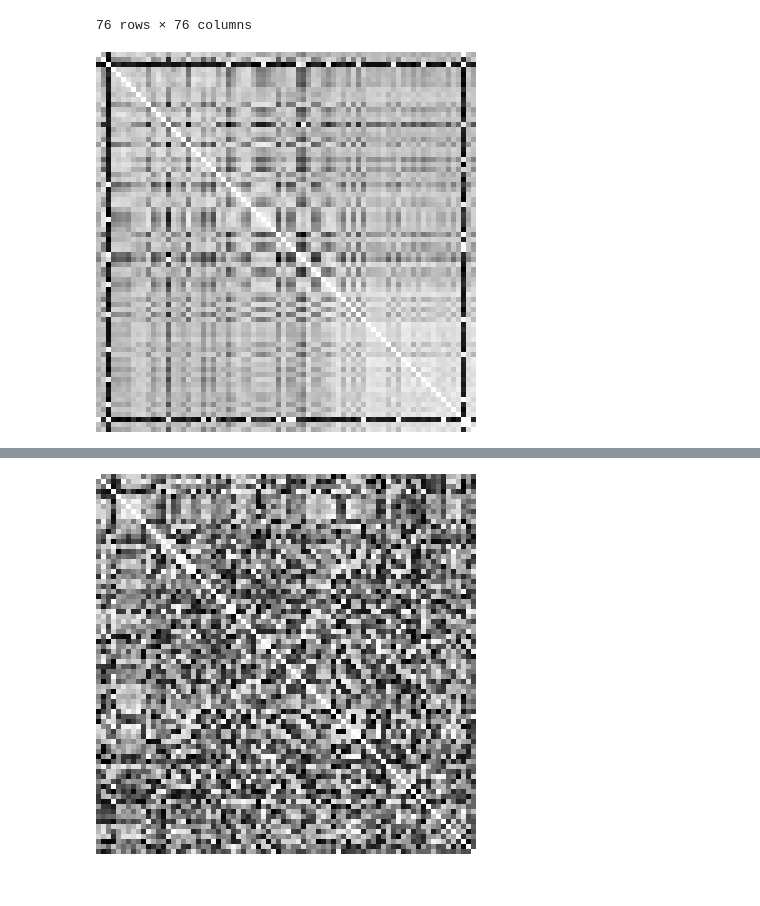
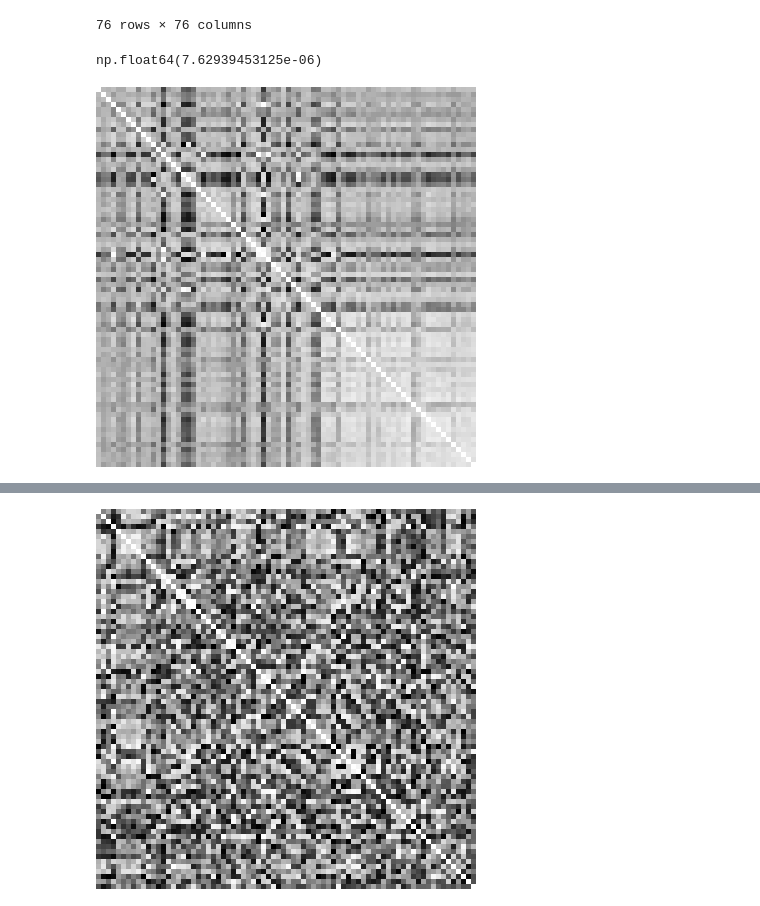
Before and after one commit to 0mWh/pqic-gic-quadrigems, a Jupyter notebook: notebooks/pennylane_circuit.ipynb, the cells around one changed output, grey strips where cells are left out. Saved outputs shown, nothing was run; the diff lists cells and outputs as text; code cells hidden in the pictures.

Commit message:
add some more code for alternative quantum metrics

```diff
--- a/notebooks/pennylane_circuit.ipynb
+++ b/notebooks/pennylane_circuit.ipynb
@@ -76,7 +77,8 @@ def swap_circuit(data1:npt.NDArray[Float], data2:npt.NDArray[Float], norm:bool=T
     return qml.probs(wires = range(l1 + l2))
 # %%
 def rescale(x):
-    return sigmoid(x / np.linalg.norm(x, ord=1)) * np.pi/2
+    #return sigmoid(x / np.linalg.norm(x, ord=1)) * np.pi/2
+    return x / np.linalg.norm(x, ord=1) * np.pi/2
 # %%
 #fast enough to compute w/o caching
 
@@ -134,4 +141,4 @@ M0 =
 # %%
-exp_swap, fidelity = get_fidelity(a, b)
-exp_swap, fidelity
+mean_swap, fidelity = get_fidelity(a, b)
+mean_swap, fidelity
 # %% [output]
@@ -149,28 +156,28 @@ try:
     quantum_fidelity = pd.read_csv(ROOT + '/data/quantum_fidelity.csv')
 
 except:
-    quantum_fidelity = pd.DataFrame(columns = ['A', 'B', 'exp_value', 'fidelity'])
+    quantum_fidelity = pd.DataFrame(columns = ['A', 'B', 'mean_value', 'fidelity'])
 
     # A x B
     pairs, pairs_len = combinations(sig_neurons, 2), (len(sig_neurons) * (len(sig_neurons) - 1) // 2)
     for a, b in tqdm(pairs, total=pairs_len):
         a_i, b_i = tuning_curves.loc[a], tuning_curves.loc[b]
-        exp_value, fidelity = get_fidelity(a_i, b_i)
-        quantum_fidelity.loc[len(quantum_fidelity)] = [a, b, exp_value, fidelity]
-        quantum_fidelity.loc[len(quantum_fidelity)] = [b, a, exp_value, fidelity]
+        mean_value, fidelity = get_fidelity(a_i, b_i)
+        quantum_fidelity.loc[len(quantum_fidelity)] = [a, b, mean_value, fidelity]
+        quantum_fidelity.loc[len(quantum_fidelity)] = [b, a, mean_value, fidelity]
 
     # A x A
     # for sanity checking
     for a in tqdm(sig_neurons):
         a_i = tuning_curves.loc[a]
-        exp_value, fidelity = get_fidelity(a_i, a_i)
-        quantum_fidelity.loc[len(quantum_fidelity)] = [a, a, exp_value, fidelity]
+        mean_value, fidelity = get_fidelity(a_i, a_i)
+        quantum_fidelity.loc[len(quantum_fidelity)] = [a, a, mean_value, fidelity]
 
     quantum_fidelity.to_csv(ROOT + '/data/quantum_fidelity.csv')
 # %%
 quantum_fidelity_matrix = quantum_fidelity.pivot_table(index = 'A', columns = 'B')['fidelity']
 # %%
-quantum_exp_matrix = quantum_fidelity.pivot_table(index = 'A', columns = 'B')['exp_value']
+quantum_mean_matrix = quantum_fidelity.pivot_table(index = 'A', columns = 'B')['mean_value']
 # %%
 quantum_fidelity_matrix[23][32]
 # %% [output]
@@ -209,17 +216,21 @@ quantum_exp_matrix
 | 428 | 0.000004 | 0.000004 | 0.000004 | 0.000004 | 0.000004 | 0.000004 | 0.000004 | 0.000004 | 0.000004 | 0.000004 | ... | ... |
 | 435 | 0.000004 | 0.000004 | 0.000004 | 0.000004 | 0.000004 | 0.000004 | 0.000004 | 0.000004 | 0.000004 | 0.000004 | ... | ... |
 76 rows × 76 columns
+# %%
+np.float64(2)/2**18
+# %% [output]
+np.float64(7.62939453125e-06)
 # %%
 from PIL import Image
 import matplotlib.pyplot as plt
 # %%
-q_exp_corr = pd.DataFrame(quantum_exp_matrix).corr().to_numpy()
+q_mean_corr = pd.DataFrame(quantum_mean_matrix).corr().to_numpy()
 Image.fromarray(
-    (q_exp_corr * 255).astype(np.uint8),
+    (q_mean_corr * 255).astype(np.uint8),
     mode = 'L'
 ).resize((len(sig_neurons) * 5, len(sig_neurons) * 5), Image.NEAREST).show()
 # %% [output]
-[figure, old version]
+[figure, new version]
 # %%
 q_fidelity_corr = pd.DataFrame(quantum_fidelity_matrix).corr().to_numpy()
 Image.fromarray(
```
Also changed, not shown: parts of 23 cells of this notebook.
